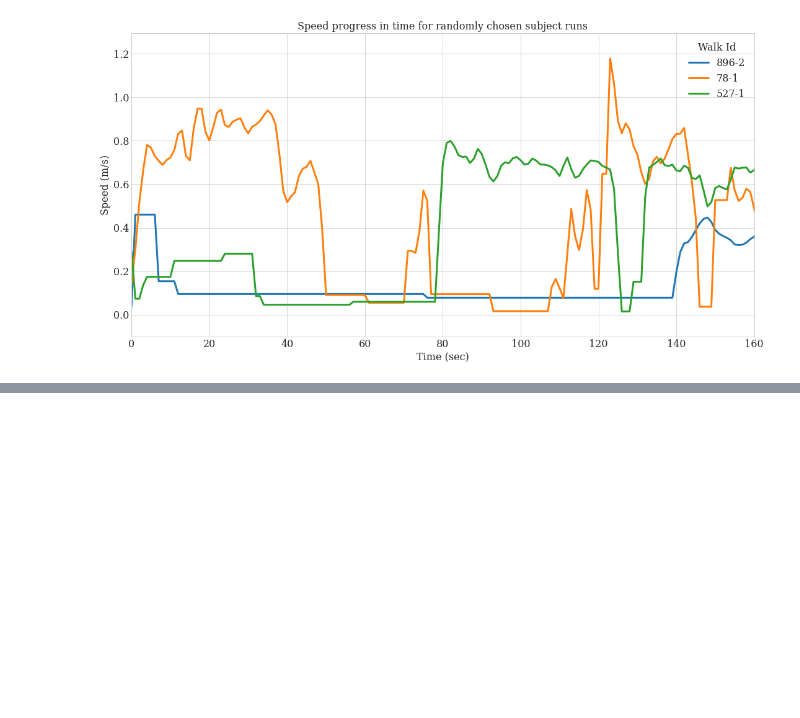
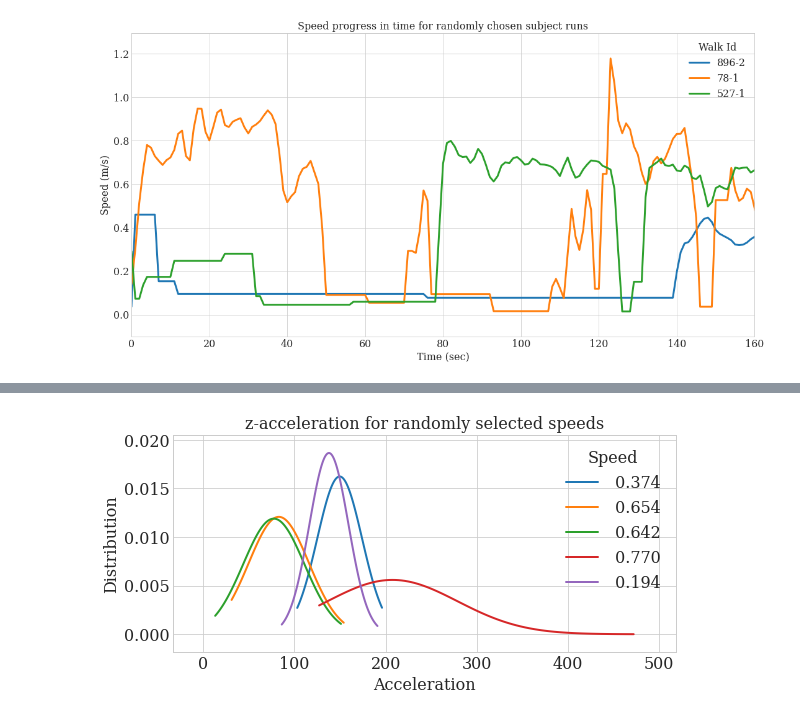
Before and after one commit to m-patterson-wearable/gait_speed_prediction, a Jupyter notebook: notebooks/2.0-data_exploration.ipynb, the cells around one changed output, grey strips where cells are left out. Cells and saved outputs as stored; diff of their text form; code cells hidden in the pictures; blank space fills up the shorter version.

```diff
--- a/notebooks/2.0-data_exploration.ipynb
+++ b/notebooks/2.0-data_exploration.ipynb
@@ -167,5 +155,10 @@ plt.legend(title='Speed')
 # %%
 plt.title('z-acceleration for randomly selected speeds')
 for i, speed in enumerate(sel_speeds):
     plt_dist(sel_accls[i][:,2], speed)
 plt.legend(title='Speed')
+plt.xlabel('Acceleration')
+plt.ylabel('Distribution')
+plt.savefig("../reports/figures/{}z_per_speed.png".format(ref))
+# %% [output]
+[figure, added]
```
Also changed, not shown: parts of 22 cells of this notebook, 25 other files.
